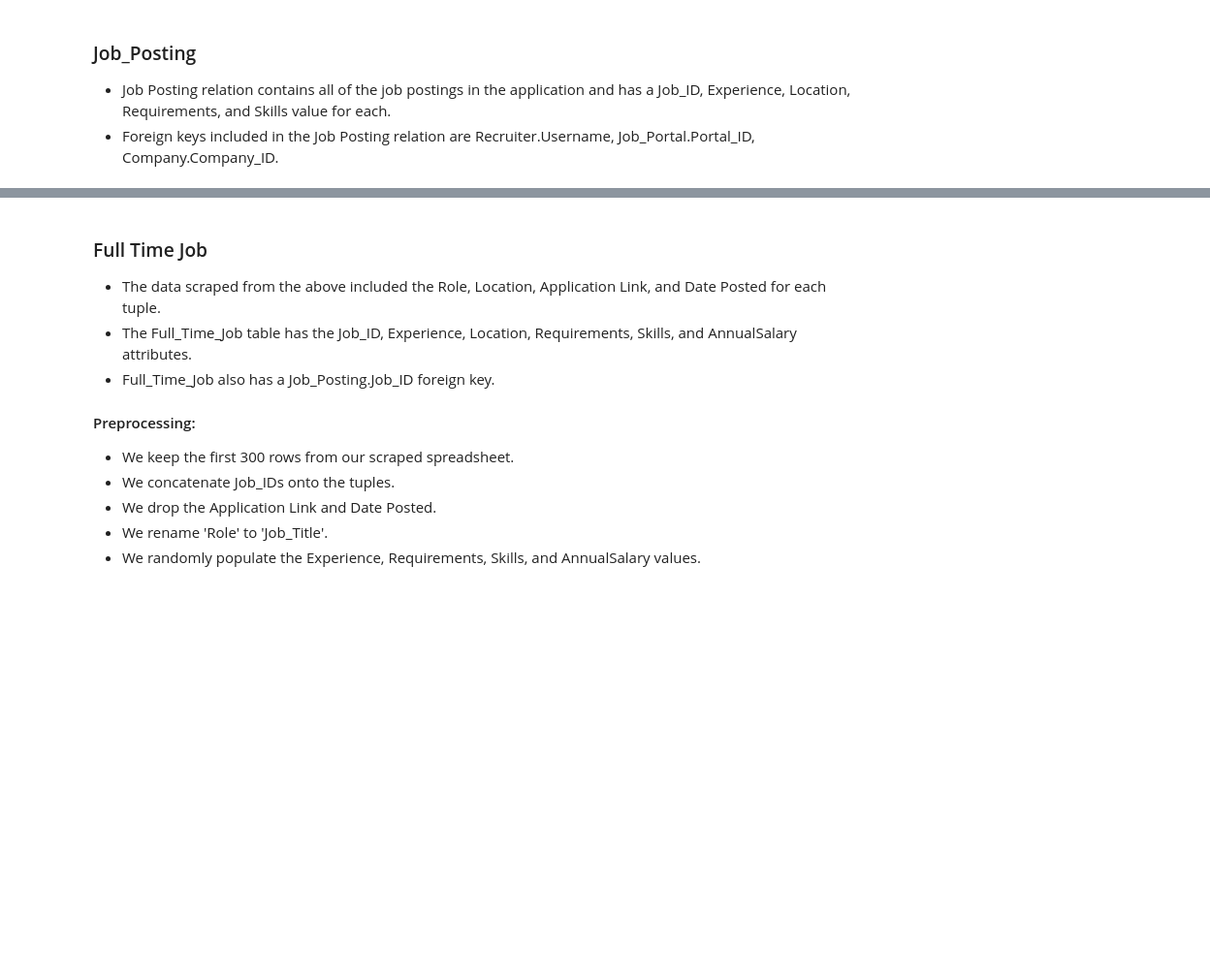
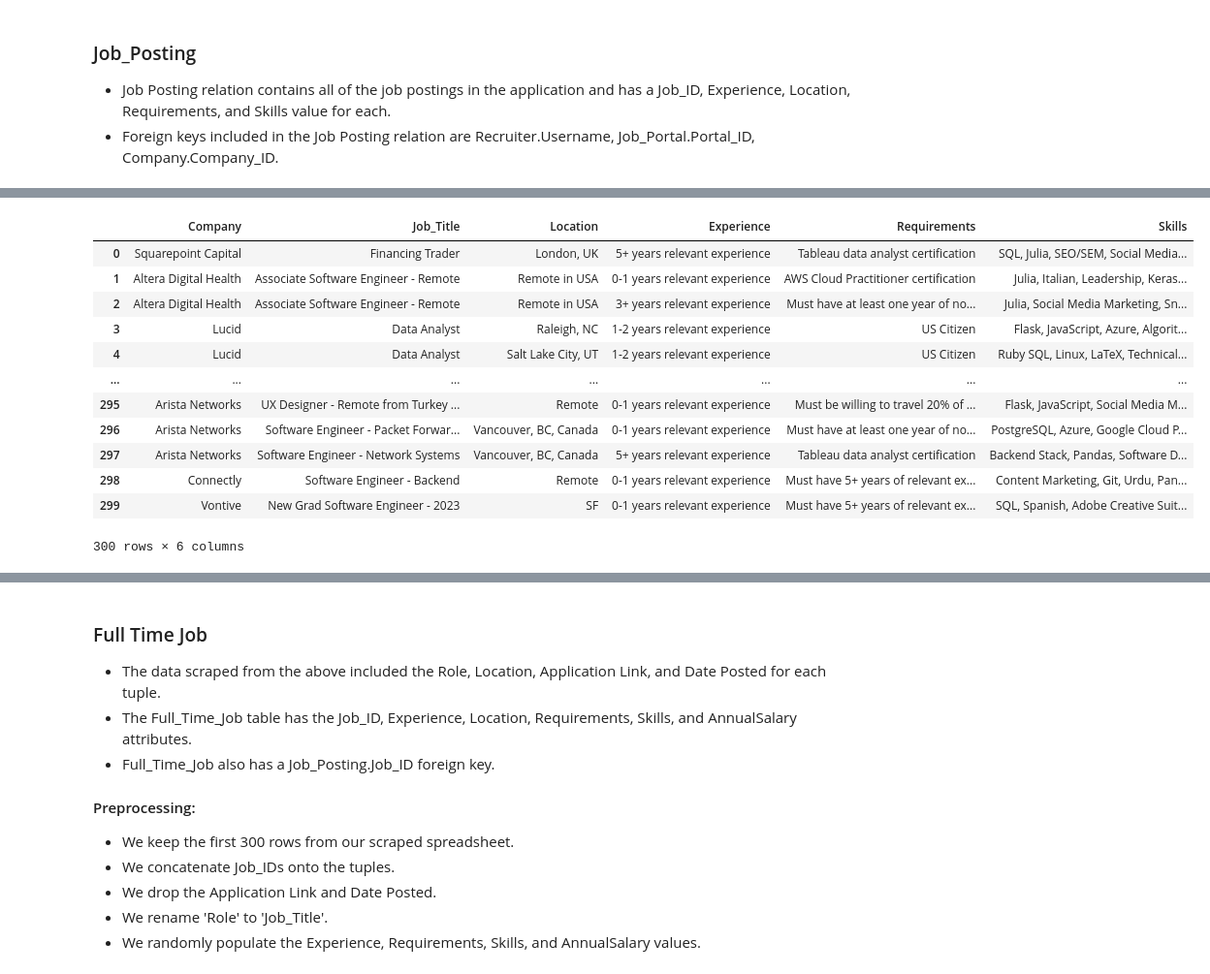
Before and after one commit to vbainwala/TalentTrove, a Jupyter notebook: make_data.ipynb, the cells around one changed output, grey strips where cells are left out. Shown at 97% size. Cells and saved outputs as stored; diff of their text form; code cells hidden in the pictures; blank space fills up the shorter version.

```diff
--- a/make_data.ipynb
+++ b/make_data.ipynb
@@ -40,0 +58,5 @@ Requirement already satisfied: pydantic-core==2.16.3 in ./.venv/lib/python3.10/s
+# %%
+# Add 300 rows from full time data and 300 rows from intern data
+full_time_df = pd.read_csv('data/Tech_Full_Time_Roles.csv', header=0)[:300]
+full_time_df.rename(columns={'Role': 'Job_Title'}, inplace=True)
+full_time_df = full_time_df.drop(columns=['Application/Link','Date Posted'])
@@ -40,0 +69,19 @@ Requirement already satisfied: pydantic-core==2.16.3 in ./.venv/lib/python3.10/s
+# %%
+full_time_df['Experience'] = full_time_df.apply(lambda row: random.choice(job_experience), axis=1)
+full_time_df['Requirements'] = full_time_df.apply(lambda row: random.choice(full_time_requirements), axis=1)
+full_time_df['Skills'] = full_time_df.apply(lambda row: get_random_skills(job_skills), axis=1)
+full_time_df
+# %% [output]
+|  | Company | Job_Title | Location | Experience | Requirements | Skills |
+| 0 | Squarepoint Capital | Financing Trader | London, UK | 5+ years relevant experience | Tableau data analyst certification | SQL, Julia, SEO/SEM, Social Media... |
+| 1 | Altera Digital Health | Associate Software Engineer - Remote | Remote in USA | 0-1 years relevant experience | AWS Cloud Practitioner certification | Julia, Italian, Leadership, Keras... |
+| 2 | Altera Digital Health | Associate Software Engineer - Remote | Remote in USA | 3+ years relevant experience | Must have at least one year of no... | Julia, Social Media Marketing, Sn... |
+| 3 | Lucid | Data Analyst | Raleigh, NC | 1-2 years relevant experience | US Citizen | Flask, JavaScript, Azure, Algorit... |
+| 4 | Lucid | Data Analyst | Salt Lake City, UT | 1-2 years relevant experience | US Citizen | Ruby SQL, Linux, LaTeX, Technical... |
+| ... | ... | ... | ... | ... | ... | ... |
+| 295 | Arista Networks | UX Designer - Remote from Turkey ... | Remote | 0-1 years relevant experience | Must be willing to travel 20% of ... | Flask, JavaScript, Social Media M... |
+| 296 | Arista Networks | Software Engineer - Packet Forwar... | Vancouver, BC, Canada | 0-1 years relevant experience | Must have at least one year of no... | PostgreSQL, Azure, Google Cloud P... |
+| 297 | Arista Networks | Software Engineer - Network Systems | Vancouver, BC, Canada | 5+ years relevant experience | Tableau data analyst certification | Backend Stack, Pandas, Software D... |
+| 298 | Connectly | Software Engineer - Backend | Remote | 0-1 years relevant experience | Must have 5+ years of relevant ex... | Content Marketing, Git, Urdu, Pan... |
+| 299 | Vontive | New Grad Software Engineer - 2023 | SF | 0-1 years relevant experience | Must have 5+ years of relevant ex... | SQL, Spanish, Adobe Creative Suit... |
+300 rows × 6 columns
```
Also changed, not shown: parts of 16 cells of this notebook, 1 other file.
